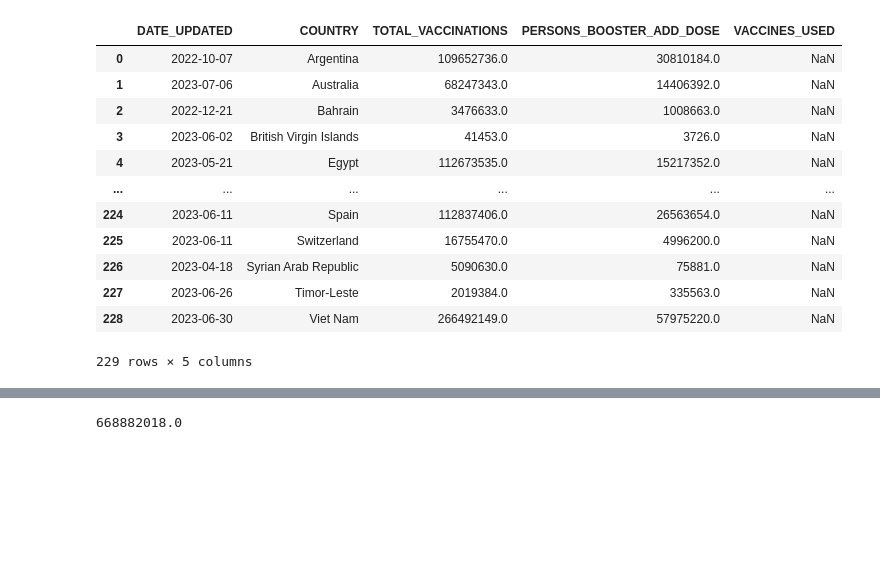
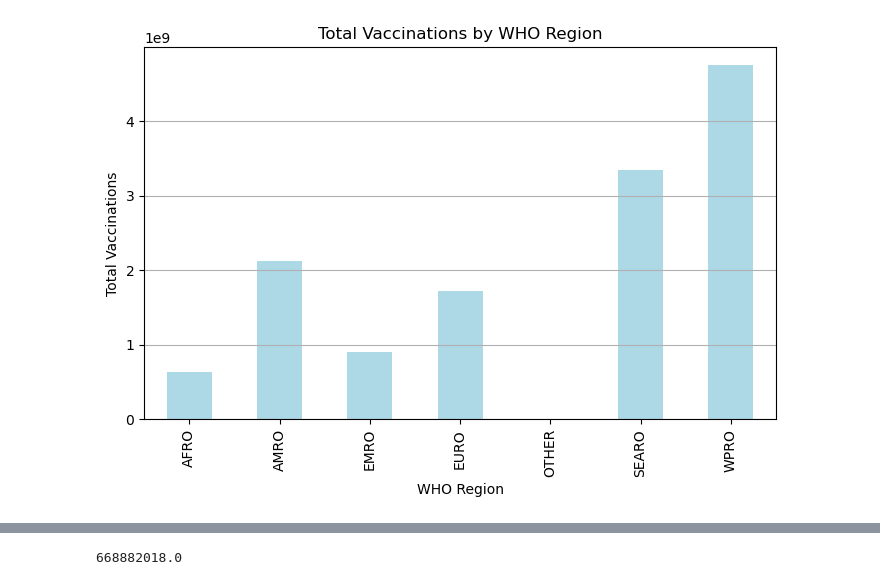
Before and after one commit to FranceLim/Project-1-Group-3, a Jupyter notebook: Unsolved/vaccinations-project.ipynb, the cells around one changed output, grey strips where cells are left out. Cells and saved outputs as stored; diff of their text form; code cells hidden in the pictures; blank space fills up the shorter version.

```diff
--- a/Unsolved/vaccinations-project.ipynb
+++ b/Unsolved/vaccinations-project.ipynb
@@ -6,10 +6,11 @@ import pandas as pd
 from pathlib import Path
 # %%
 # Load file
-csv = Path("/Users/sukhikaur/Desktop/UCI Class Analysis/vaccination-data.csv")
+csv = Path("../Resources/vaccination-data.csv")
 
 # Read dataset
 who_data = pd.read_csv(csv)
+
 who_data.head()
 # %% [output]
 |  | COUNTRY | ISO3 | WHO_REGION | DATA_SOURCE | DATE_UPDATED | TOTAL_VACCINATIONS | PERSONS_VACCINATED_1PLUS_DOSE | ... |
@@ -18,22 +19,17 @@ who_data.head()
 | 2 | Bahrain | BHR | EMRO | REPORTING | 2022-12-21 | 3476633.0 | 1241174 | ... |
 | 3 | British Virgin Islands | VGB | AMRO | REPORTING | 2023-06-02 | 41453.0 | 19466 | ... |
 | 4 | Egypt | EGY | EMRO | REPORTING | 2023-05-21 | 112673535.0 | 56907319 | ... |
-# %%
-# Clean data using headers
-cleaned_who_data = who_data.set_index('DATE_UPDATED')
-cleaned_who_data = who_data[['DATE_UPDATED', 'COUNTRY', 'TOTAL_VACCINATIONS', 'PERSONS_BOOSTER_ADD_DOSE', 'VACCINES_USED']]
-cleaned_who_data
-# %% [output]
-|  | DATE_UPDATED | COUNTRY | TOTAL_VACCINATIONS | PERSONS_BOOSTER_ADD_DOSE | VACCINES_USED |
-| 0 | 2022-10-07 | Argentina | 109652736.0 | 30810184.0 | NaN |
-| 1 | 2023-07-06 | Australia | 68247343.0 | 14406392.0 | NaN |
-| 2 | 2022-12-21 | Bahrain | 3476633.0 | 1008663.0 | NaN |
-| 3 | 2023-06-02 | British Virgin Islands | 41453.0 | 3726.0 | NaN |
-| 4 | 2023-05-21 | Egypt | 112673535.0 | 15217352.0 | NaN |
-| ... | ... | ... | ... | ... | ... |
-| 224 | 2023-06-11 | Spain | 112837406.0 | 26563654.0 | NaN |
-| 225 | 2023-06-11 | Switzerland | 16755470.0 | 4996200.0 | NaN |
-| 226 | 2023-04-18 | Syrian Arab Republic | 5090630.0 | 75881.0 | NaN |
-| 227 | 2023-06-26 | Timor-Leste | 2019384.0 | 335563.0 | NaN |
-| 228 | 2023-06-30 | Viet Nam | 266492149.0 | 57975220.0 | NaN |
-229 rows × 5 columns
+# %%
+# Compare vaccination rates across different WHO regions
+regions_data = who_data.groupby('WHO_REGION').sum()['TOTAL_VACCINATIONS']
+
+plt.figure(figsize=(7,5))
+regions_data.plot(kind='bar', color='lightblue')
+plt.title("Total Vaccinations by WHO Region")
+plt.xlabel("WHO Region")
+plt.ylabel("Total Vaccinations")
+plt.grid(axis='y')
+plt.tight_layout()
+plt.show()
+# %% [output]
+[figure, added]
```
Also changed, not shown: parts of 11 cells of this notebook, 3 other files.
